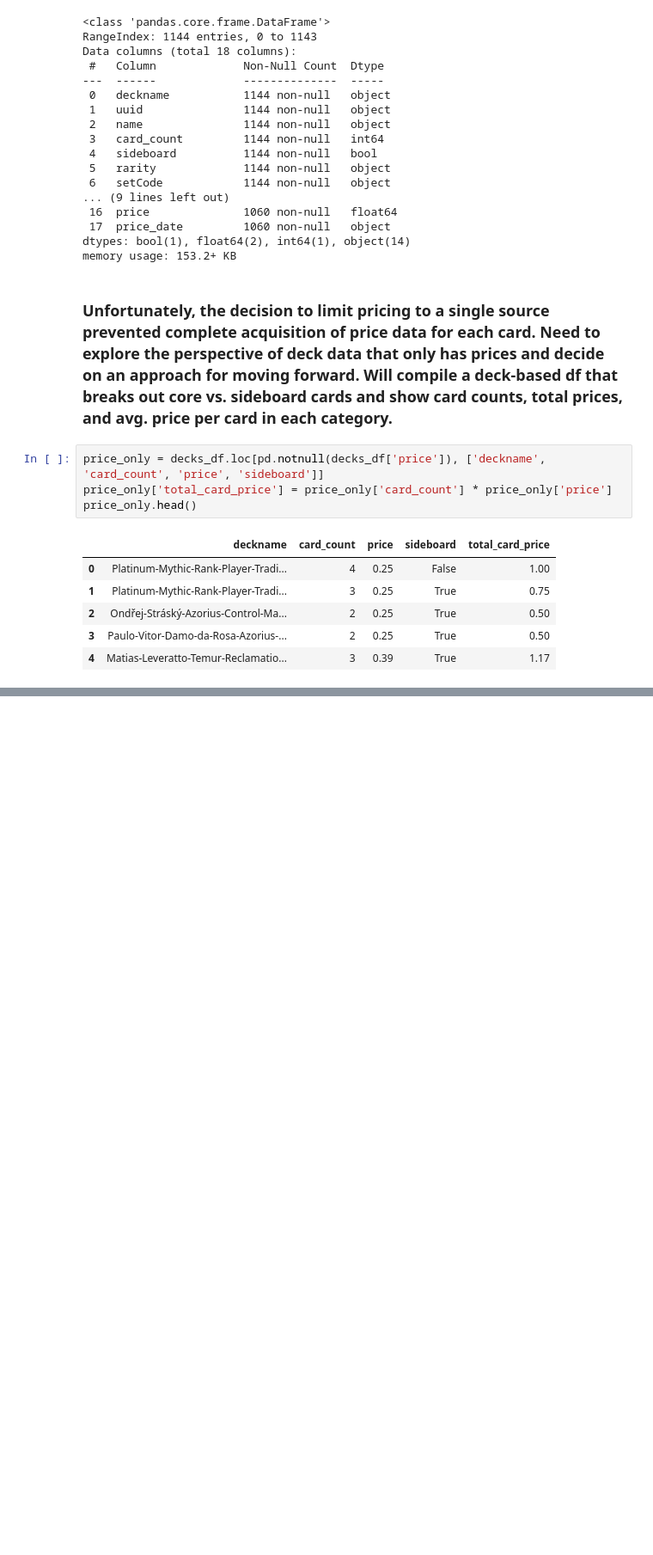
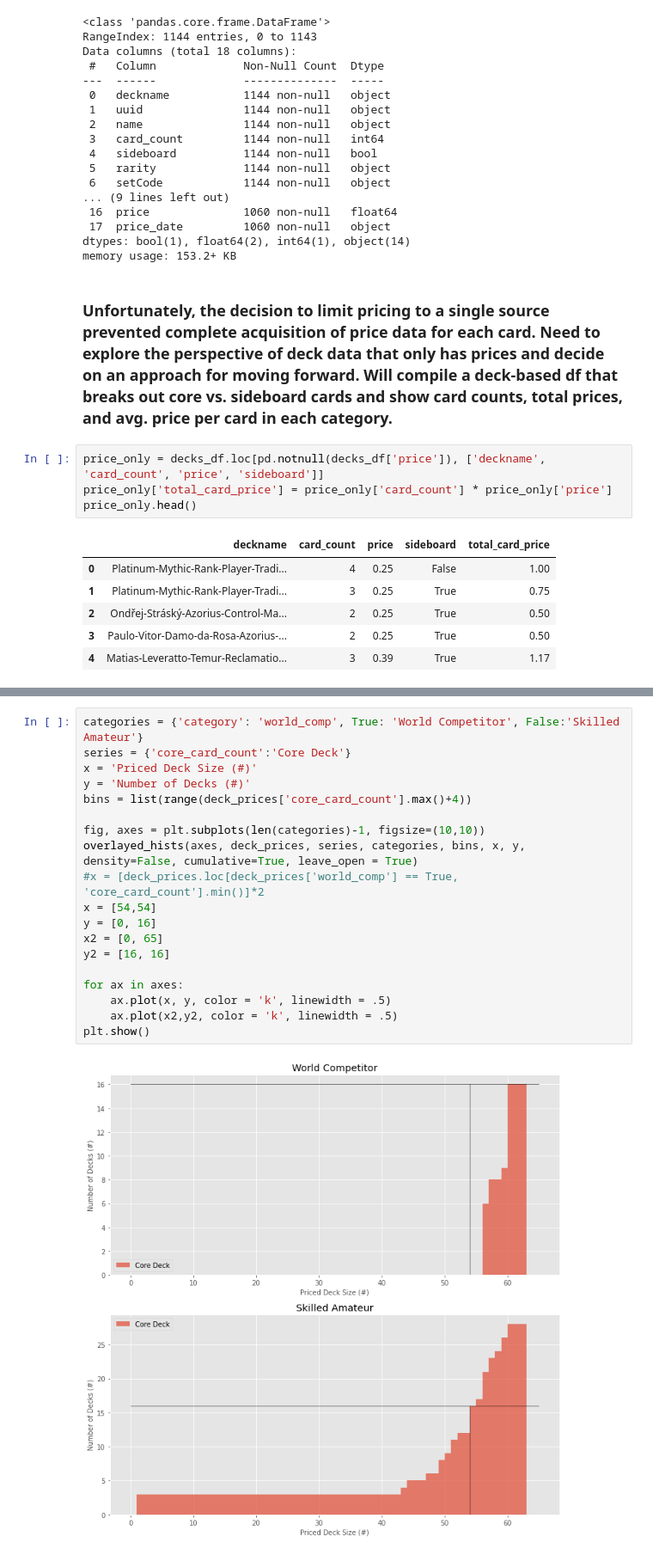
Before and after one commit to qitoahc/PayToWin_or_PayToPlay, a Jupyter notebook: notebooks/Deck price comparison.ipynb, the cells around one changed output, grey strips where cells are left out. Shown at 86% size. Saved outputs shown, nothing was run; the diff lists cells and outputs as text; blank space fills up the shorter version.

```diff
--- a/notebooks/Deck price comparison.ipynb
+++ b/notebooks/Deck price comparison.ipynb
@@ -190,0 +249,21 @@ VBox(children=(Tab(children=(Tab(children=(GridBox(children=(VBox(children=(Grid
+# %%
+categories = {'category': 'world_comp', True: 'World Competitor', False:'Skilled Amateur'}
+series = {'core_card_count':'Core Deck'}
+x = 'Priced Deck Size (#)'
+y = 'Number of Decks (#)'
+bins = list(range(deck_prices['core_card_count'].max()+4))
+
+fig, axes = plt.subplots(len(categories)-1, figsize=(10,10))
+overlayed_hists(axes, deck_prices, series, categories, bins, x, y, density=False, cumulative=True, leave_open = True)
+#x = [deck_prices.loc[deck_prices['world_comp'] == True, 'core_card_count'].min()]*2
+x = [54,54]
+y = [0, 16]
+x2 = [0, 65]
+y2 = [16, 16]
+
+for ax in axes:
+    ax.plot(x, y, color = 'k', linewidth = .5)
+    ax.plot(x2,y2, color = 'k', linewidth = .5)
+plt.show()
+# %% [output]
+[figure, added]
```
Also changed, not shown: parts of 20 cells of this notebook, 1 other file.
